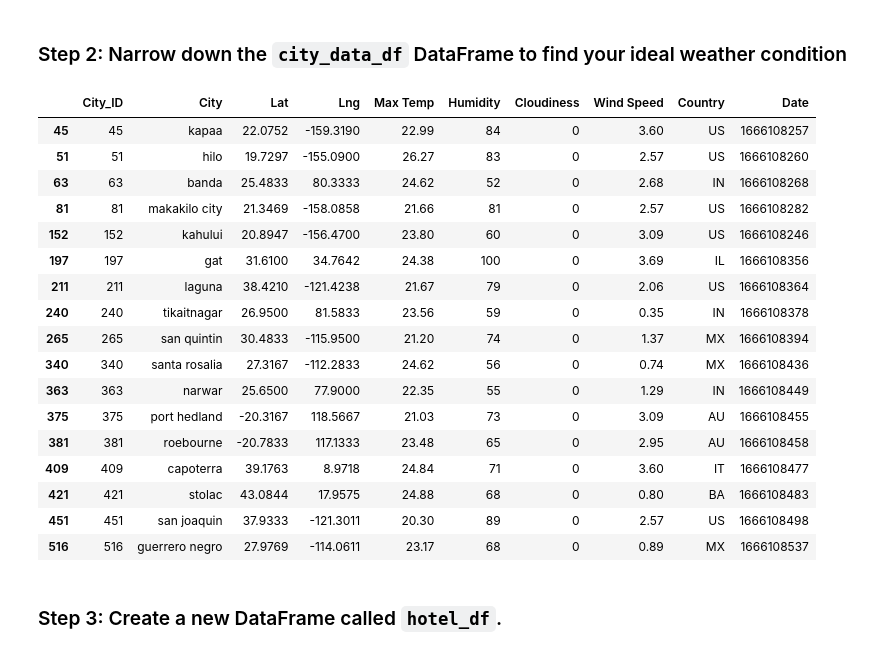
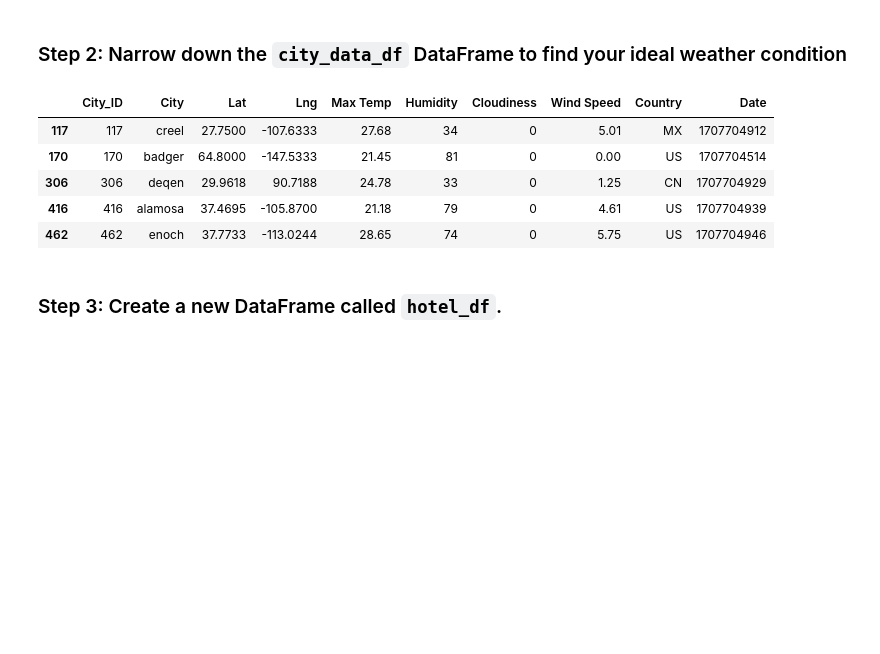
Before and after one commit to ElleNaazB/api-challenge, a Jupyter notebook: VacationPy.ipynb, the cells around one changed output. Cells and saved outputs as stored; diff of their text form; code cells hidden in the pictures; blank space fills up the shorter version.

```diff
--- a/VacationPy.ipynb
+++ b/VacationPy.ipynb
@@ -56,38 +56,25 @@ map_plot
 # %%
 # Narrow down cities that fit criteria and drop any results with null values
 # YOUR CODE HERE
-ideal_weather_df = city_data_df[(city_data_df['Max Temp'] >= 20) &
-                           (city_data_df['Max Temp'] <= 27) &
-                           (city_data_df['Humidity'] <= 100) &
+ideal_weather_df = city_data_df[(city_data_df['Max Temp'] >= 18) &
+                           (city_data_df['Max Temp'] <= 30) &
                            (city_data_df['Cloudiness'] == 0) &
-                           (city_data_df['Wind Speed'] <= 4)]
+                           (city_data_df['Wind Speed'] <= 6)]
 
 # Drop any rows with null values
 # YOUR CODE HERE
 ideal_weather_df=ideal_weather_df.dropna()
 
 # Display sample data
 # YOUR CODE HERE
 ideal_weather_df
 # %% [output]
 |  | City_ID | City | Lat | Lng | Max Temp | Humidity | Cloudiness | Wind Speed | Country | Date |
-| 45 | 45 | kapaa | 22.0752 | -159.3190 | 22.99 | 84 | 0 | 3.60 | US | 1666108257 |
-| 51 | 51 | hilo | 19.7297 | -155.0900 | 26.27 | 83 | 0 | 2.57 | US | 1666108260 |
-| 63 | 63 | banda | 25.4833 | 80.3333 | 24.62 | 52 | 0 | 2.68 | IN | 1666108268 |
-| 81 | 81 | makakilo city | 21.3469 | -158.0858 | 21.66 | 81 | 0 | 2.57 | US | 1666108282 |
-| 152 | 152 | kahului | 20.8947 | -156.4700 | 23.80 | 60 | 0 | 3.09 | US | 1666108246 |
-| 197 | 197 | gat | 31.6100 | 34.7642 | 24.38 | 100 | 0 | 3.69 | IL | 1666108356 |
-| 211 | 211 | laguna | 38.4210 | -121.4238 | 21.67 | 79 | 0 | 2.06 | US | 1666108364 |
-| 240 | 240 | tikaitnagar | 26.9500 | 81.5833 | 23.56 | 59 | 0 | 0.35 | IN | 1666108378 |
-| 265 | 265 | san quintin | 30.4833 | -115.9500 | 21.20 | 74 | 0 | 1.37 | MX | 1666108394 |
-| 340 | 340 | santa rosalia | 27.3167 | -112.2833 | 24.62 | 56 | 0 | 0.74 | MX | 1666108436 |
-| 363 | 363 | narwar | 25.6500 | 77.9000 | 22.35 | 55 | 0 | 1.29 | IN | 1666108449 |
-| 375 | 375 | port hedland | -20.3167 | 118.5667 | 21.03 | 73 | 0 | 3.09 | AU | 1666108455 |
-| 381 | 381 | roebourne | -20.7833 | 117.1333 | 23.48 | 65 | 0 | 2.95 | AU | 1666108458 |
-| 409 | 409 | capoterra | 39.1763 | 8.9718 | 24.84 | 71 | 0 | 3.60 | IT | 1666108477 |
-| 421 | 421 | stolac | 43.0844 | 17.9575 | 24.88 | 68 | 0 | 0.80 | BA | 1666108483 |
-| 451 | 451 | san joaquin | 37.9333 | -121.3011 | 20.30 | 89 | 0 | 2.57 | US | 1666108498 |
-| 516 | 516 | guerrero negro | 27.9769 | -114.0611 | 23.17 | 68 | 0 | 0.89 | MX | 1666108537 |
+| 117 | 117 | creel | 27.7500 | -107.6333 | 27.68 | 34 | 0 | 5.01 | MX | 1707704912 |
+| 170 | 170 | badger | 64.8000 | -147.5333 | 21.45 | 81 | 0 | 0.00 | US | 1707704514 |
+| 306 | 306 | deqen | 29.9618 | 90.7188 | 24.78 | 33 | 0 | 1.25 | CN | 1707704929 |
+| 416 | 416 | alamosa | 37.4695 | -105.8700 | 21.18 | 79 | 0 | 4.61 | US | 1707704939 |
+| 462 | 462 | enoch | 37.7733 | -113.0244 | 28.65 | 74 | 0 | 5.75 | US | 1707704946 |
 # %% [markdown]
 ### Step 3: Create a new DataFrame called `hotel_df`.
 # %%
```
Also changed, not shown: parts of 3 cells of this notebook.
